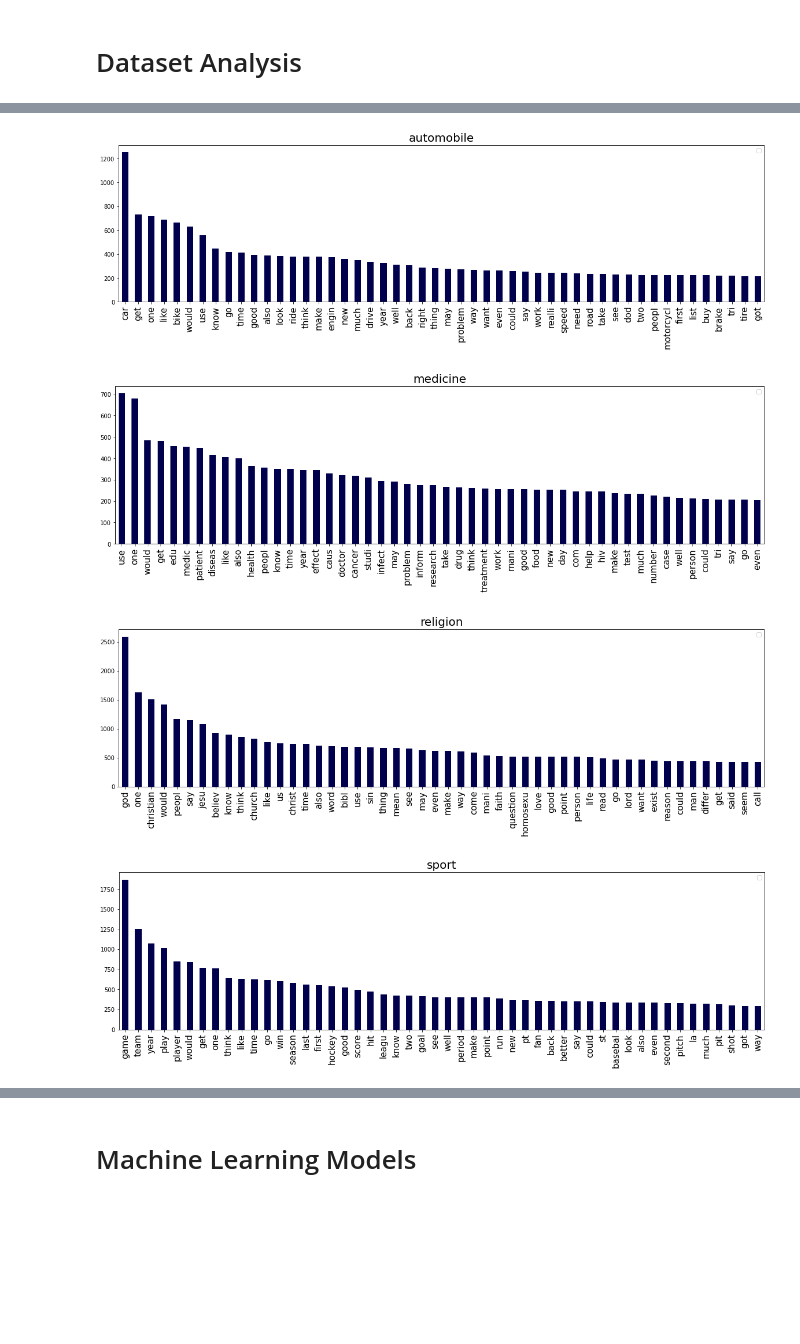
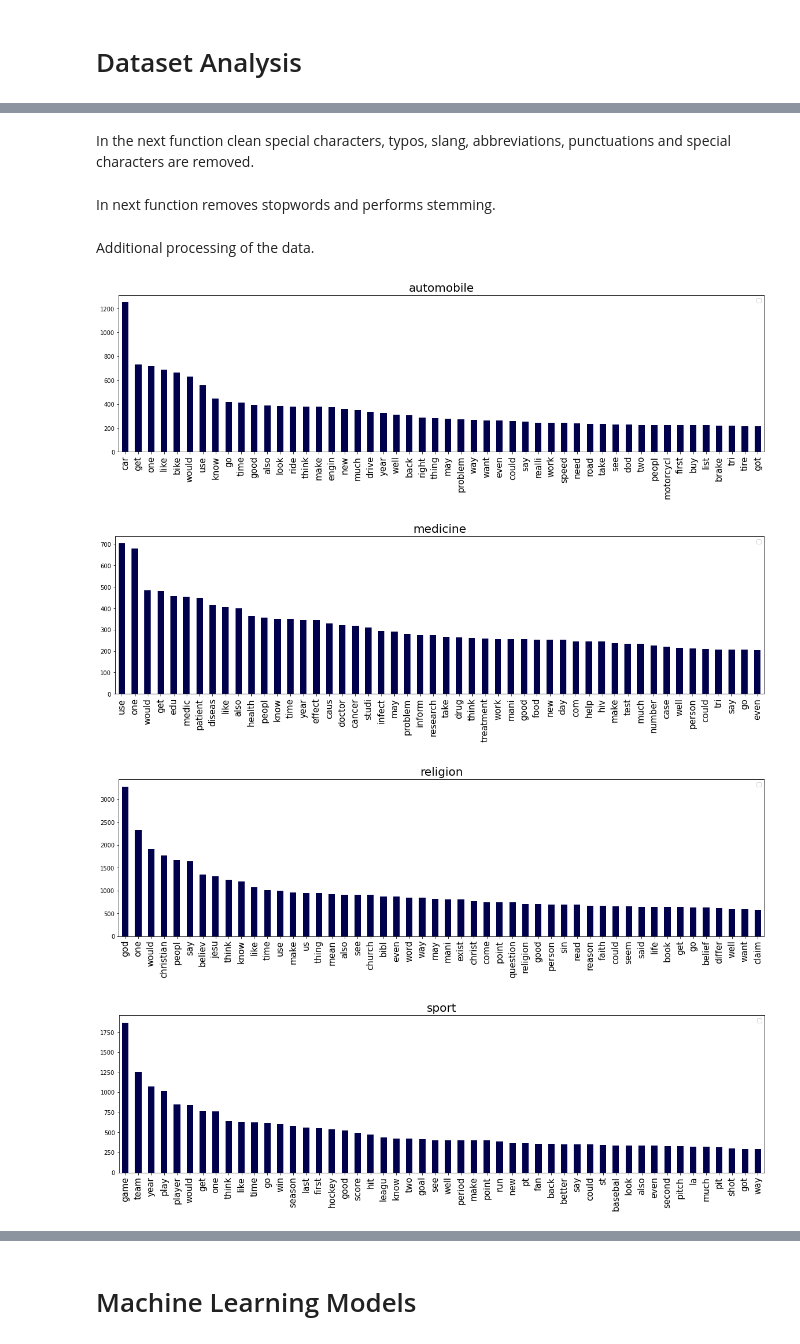
Before and after one commit to juanbretti/NLP, a Jupyter notebook: NLPGroupC.ipynb, the cells around one changed output, grey strips where cells are left out. Saved outputs shown, nothing was run; the diff lists cells and outputs as text; code cells hidden in the pictures; blank space fills up the shorter version.

```diff
--- a/NLPGroupC.ipynb
+++ b/NLPGroupC.ipynb
@@ -254,7 +258,7 @@ test_df['Class'].replace({'talk.politics.misc':'politics','talk.politics.guns':'
 test_df['Class'].replace({'rec.sport.hockey':'sport','rec.sport.baseball':'sport'},inplace=True)
 
 # replace to religion
-test_df['Class'].replace({'soc.religion.christian':'religion','talk.religion.misc':'religion'},inplace=True)
+test_df['Class'].replace({'soc.religion.christian':'religion','talk.religion.misc':'religion','alt.atheism':'religion'},inplace=True)
 
 # replace to computer
 test_df['Class'].replace({'comp.windows.x':'computer','comp.sys.ibm.pc.hardware':'computer',
@@ -417,7 +426,7 @@ def process_text(raw_text):
     letters_only = re.sub("[^a-zA-Z]", " ",raw_text)
     letters_only = letters_only.lower()
     letters_only = re.sub('\[.*?\]', '', letters_only)
-    letters_only= re.sub('https?://\S+|www\.\S+', '', letters_only)
+    letters_only= re.sub('http?://\S+|www\.\S+', '', letters_only)
     letters_only = re.sub('<.*?>+', '', letters_only)
     letters_only = re.sub('[%s]' % re.escape(string.punctuation), '', letters_only)
     letters_only = re.sub('\n', '', letters_only)
@@ -451,3 +460,5 @@ plot_most_common_features(dataset.clean_text, dataset.target)
+# %% [markdown]
+In the next function clean special characters, typos, slang, abbreviations, punctuations and special characters are removed.
 # %%
 def clean(email):
     # Special characters
@@ -500,22 +511,23 @@ def clean(email):
     email = re.sub(r"lmao", "laughing my ass off", email)
     email = re.sub(r"TRAUMATISED", "traumatized", email)
 
-    # Urls
-    email = re.sub(r"https?:\/\/t.co\/[A-Za-z0-9]+", "", email)
-
     # Words with punctuations and special characters
     punctuations = '@#!?+&*[]-%.:/();$=><|{}^' + "'`"
     for p in punctuations:
         email = email.replace(p, f' {p} ')
 
     return email
+# %% [markdown]
+In next function removes stopwords and performs stemming.
 # %%
-def process_text(raw_text):
+def process_text_additional(raw_text):
+
     raw_text = clean(raw_text)
+
     letters_only = re.sub("[^a-zA-Z]", " ",raw_text)
     letters_only = letters_only.lower()
     letters_only = re.sub('\[.*?\]', '', letters_only)
-    letters_only= re.sub('https?://\S+|www\.\S+', '', letters_only)
+    letters_only= re.sub('http?://\S+|www\.\S+', '', letters_only)
     letters_only = re.sub('<.*?>+', '', letters_only)
     letters_only = re.sub('[%s]' % re.escape(string.punctuation), '', letters_only)
     letters_only = re.sub('\n', '', letters_only)
@@ -529,11 +541,13 @@ def process_text(raw_text):
     stemmed = [stemmer.stem(word) for word in not_stop_words]
 
     return( " ".join( stemmed ))
+# %% [markdown]
+Additional processing of the data.
 # %%
-dataset['clean_text'] = dataset['text'].apply(lambda x: process_text(x))
+dataset['clean_text'] = dataset['text'].apply(lambda x: process_text_additional(x))
 plot_most_common_features(dataset.clean_text, dataset.target)
 # %% [output]
 [figure]
 [figure]
-[figure, old version]
+[figure, new version]
 [figure]
```
Also changed, not shown: parts of 100 cells of this notebook, 5 other files.
